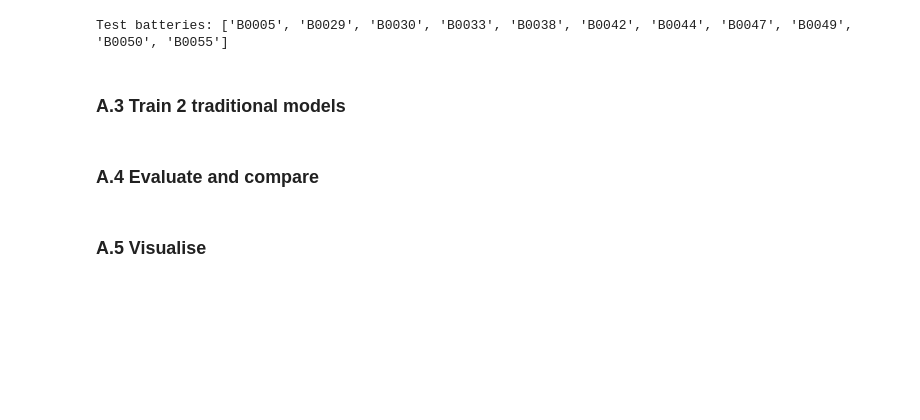
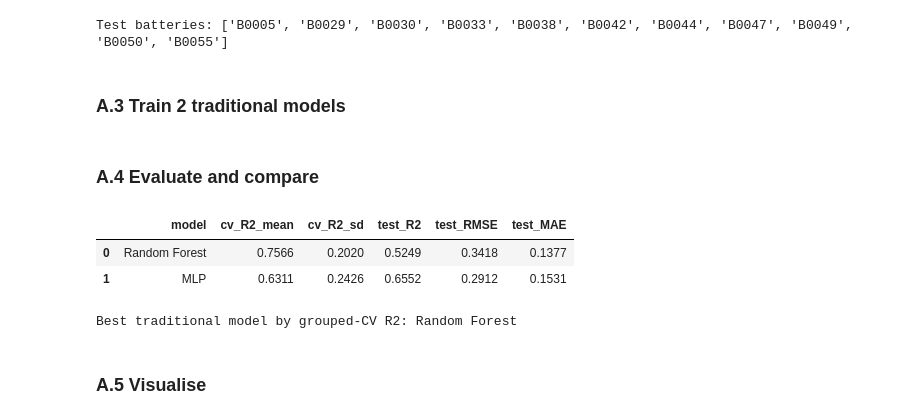
Before and after one commit to MaiChiLe113/Exploratory-Data-Analysis-NASA-Battery, a Jupyter notebook: asm_3/Portfolio_Assessment3_LeMaiChi.ipynb, the cells around one changed output. Drawn from its saved outputs; the diff is of its cells as text; code cells hidden in the pictures; blank space fills up the shorter version.

```diff
--- a/asm_3/Portfolio_Assessment3_LeMaiChi.ipynb
+++ b/asm_3/Portfolio_Assessment3_LeMaiChi.ipynb
@@ -120,5 +120,28 @@ models = {
 preds = {name: m.fit(X_train, y_train).predict(X_test) for name, m in models.items()}
 # %% [markdown]
 ### A.4 Evaluate and compare
+# %%
+def metrics(y_true, y_pred):
+    return {"R2": r2_score(y_true, y_pred),
+            "RMSE": root_mean_squared_error(y_true, y_pred),
+            "MAE": mean_absolute_error(y_true, y_pred)}
+
+CV = GroupKFold(n_splits=5, shuffle=True, random_state=SEED)
+
+rows = []
+for name, m in models.items():
+    cv = cross_val_score(m, X_train, y_train, groups=g_train, cv=CV, scoring="r2")
+    rows.append({"model": name, "cv_R2_mean": cv.mean(), "cv_R2_sd": cv.std(),
+                 **{f"test_{k}": v for k, v in metrics(y_test, preds[name]).items()}})
+trad_table = save_table(pd.DataFrame(rows).round(4), "table_2_traditional_comparison")
+display(trad_table)
+
+BEST_A = trad_table.loc[trad_table["cv_R2_mean"].idxmax(), "model"]
+print("Best traditional model by grouped-CV R2:", BEST_A)
+# %% [output]
+|  | model | cv_R2_mean | cv_R2_sd | test_R2 | test_RMSE | test_MAE |
+| 0 | Random Forest | 0.7566 | 0.2020 | 0.5249 | 0.3418 | 0.1377 |
+| 1 | MLP | 0.6311 | 0.2426 | 0.6552 | 0.2912 | 0.1531 |
+Best traditional model by grouped-CV R2: Random Forest
 # %% [markdown]
 ### A.5 Visualise
```
Also changed, not shown: parts of 1 cell of this notebook, 2 other files.
